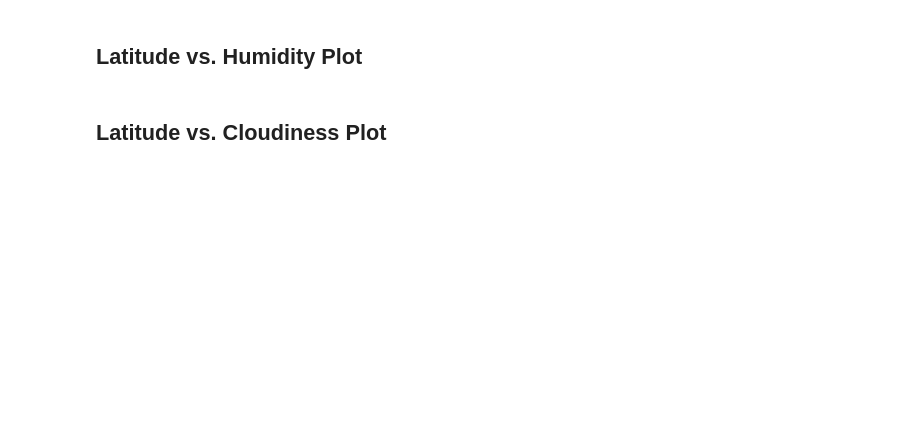
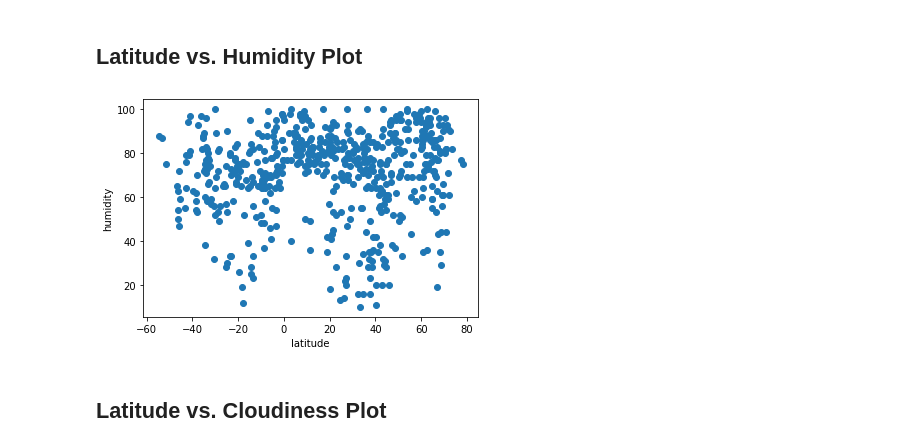
Before and after one commit to bsdutton/python-api-challenge, a Jupyter notebook: WeatherPy/WeatherPy-working.ipynb, the cells around one changed output. Saved outputs shown, nothing was run; the diff lists cells and outputs as text; code cells hidden in the pictures; blank space fills up the shorter version.

```diff
--- a/WeatherPy/WeatherPy-working.ipynb
+++ b/WeatherPy/WeatherPy-working.ipynb
@@ -453,4 +465,13 @@ over_humid
 # %% [markdown]
 ## Latitude vs. Humidity Plot
+# %%
+x_values = city_weather2['latitude']
+y_values = city_weather2['humidity']
+plt.scatter(x_values,y_values)
+plt.xlabel('latitude')
+plt.ylabel('humidity')
+plt.show()
+# %% [output]
+[figure, added]
 # %% [markdown]
 ## Latitude vs. Cloudiness Plot
```
Also changed, not shown: parts of 58 cells of this notebook, 17 other files.
